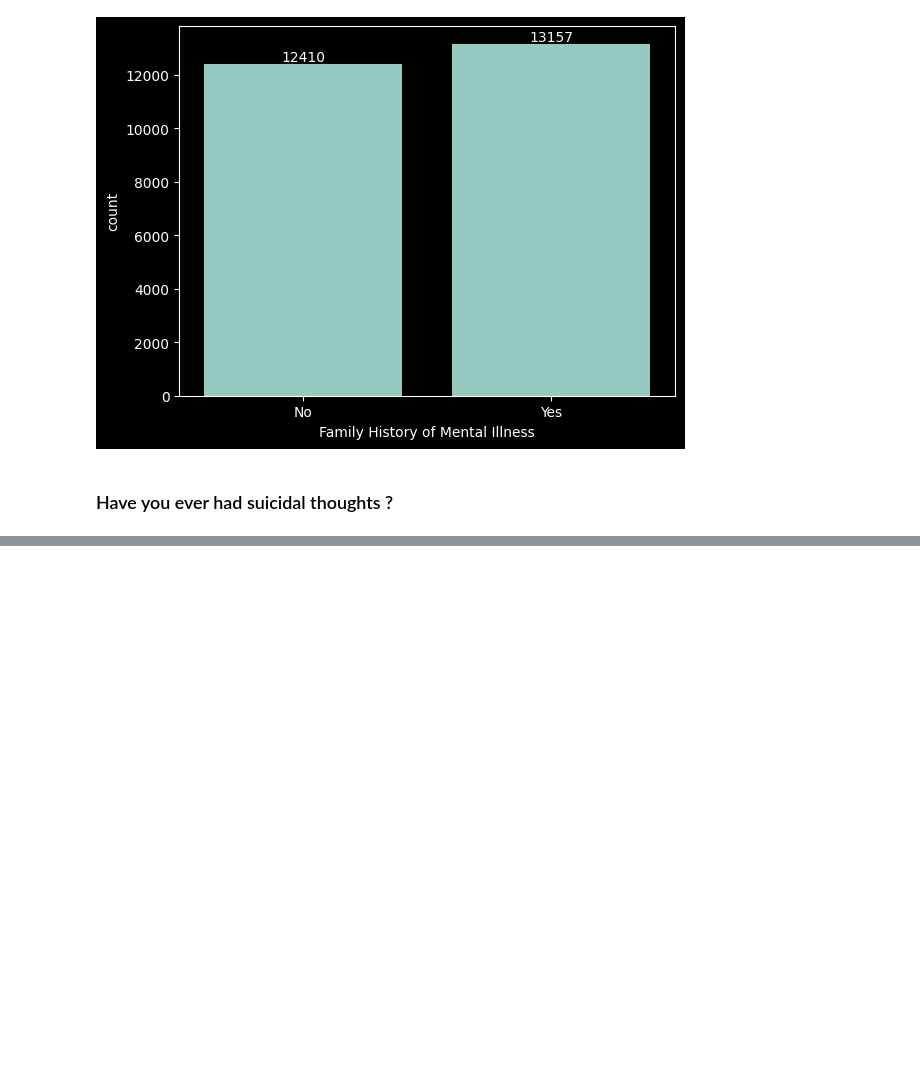
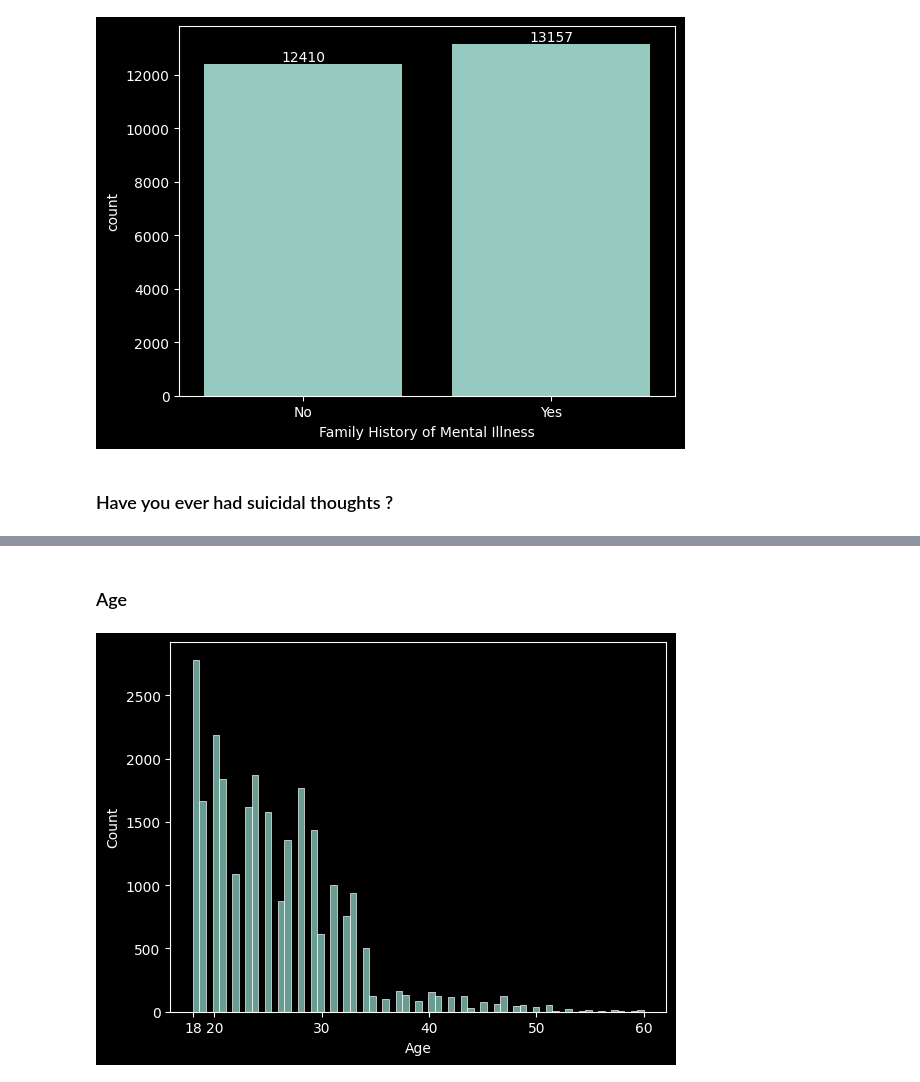
Before and after one commit to Omer-Z/Kaggle_Tasks, a Jupyter notebook: Mental_Health/src/analysis.ipynb, the cells around one changed output, grey strips where cells are left out. Cells and saved outputs as stored; diff of their text form; code cells hidden in the pictures; blank space fills up the shorter version.

```diff
--- a/Mental_Health/src/analysis.ipynb
+++ b/Mental_Health/src/analysis.ipynb
@@ -291,0 +296,8 @@ sns.countplot(dprsd_df, x='Have you ever had suicidal thoughts ?')
+# %% [markdown]
+### Age
+# %%
+sns.histplot(dprsd_df, x='Age')
+plt.xticks([dprsd_df['Age'].min(), 20, 30, 40, 50, dprsd_df['Age'].max()])
+plt.show()
+# %% [output]
+[figure, added]
```
Also changed, not shown: parts of 15 cells of this notebook.
